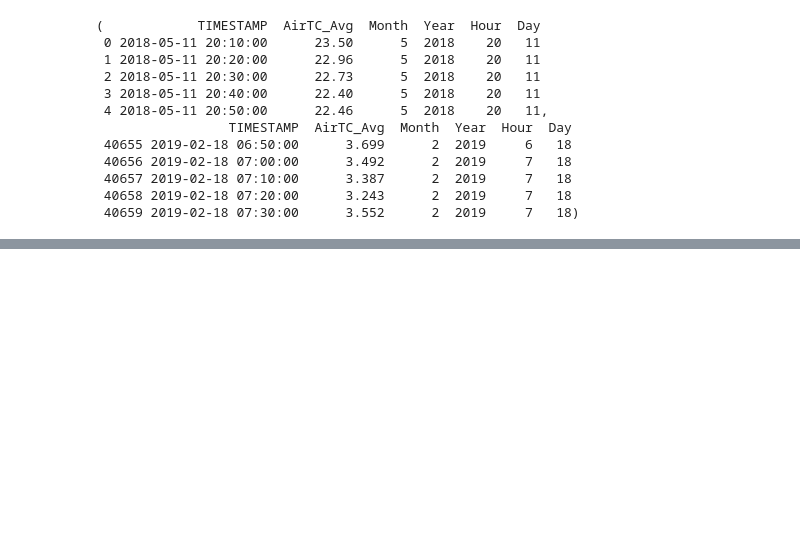
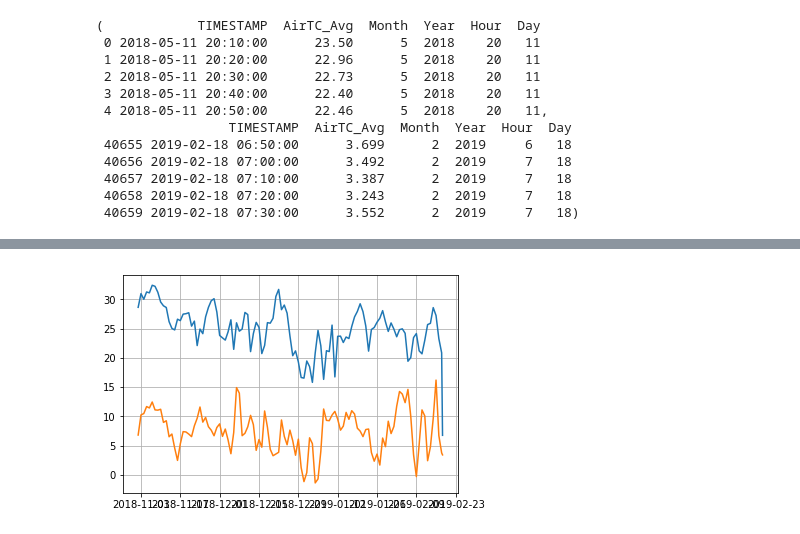
Before and after one commit to JoelA06/Evaluaci-n1, a Jupyter notebook: Evaluación1.ipynb, the cells around one changed output, grey strips where cells are left out. Cells and saved outputs as stored; diff of their text form; code cells hidden in the pictures; blank space fills up the shorter version.

```diff
--- a/Evaluación1.ipynb
+++ b/Evaluación1.ipynb
@@ -88,0 +98,7 @@ for i in range(24937, len(df2)):
+# %%
+#Como se hizo anteriormente, se le mete el mes, año y
+#día al datafram (df3)
+df3["Month"] = df3["Fecha"].dt.month
+df3["Year"] = df3["Fecha"].dt.year
+df3["Day"] = df3["Fecha"].dt.day
+df3.head(), df3.tail()
@@ -88,0 +148,7 @@ for i in range(24937, len(df2)):
+# %%
+#Se crea un DataFrame con los datos de los UF24 para su
+#posterior análisis
+DatTable = pd.DataFrame(
+    {"Date" : date,
+     "Unit of cold" : UF},
+)
@@ -88,0 +173,23 @@ for i in range(24937, len(df2)):
+# %%
+#Calculando las temperaturas mínimas diarías
+day = 1
+temp0 = 100000
+tempMin = []
+#date = []
+for i in range(len(df3)):
+    if(df3["Day"][i] == day):
+        day = df3["Day"][i]
+        if(df3["Temperatura Promedio"][i] < temp0):
+            temp0 = df3["Temperatura Promedio"][i]
+    else:
+        tempMin.append(temp0)
+        #date.append(df3["Fecha"][i])
+        temp0 = 10000
+        day = df3["Day"][i]
+tempMin.append(temp0)
+#date.append(df3["Fecha"][i])
+# %%
+#Añadiendo la temperatura máxima y mínima a mi DataFrame
+#con los datos de UF
+DatTable["Tmax"] = tempMax
+DatTable["Tmin"] = tempMin
@@ -88,0 +205,10 @@ for i in range(24937, len(df2)):
+# %%
+#Construye una gráfica con Matplotlib, monstrando
+# la evolución de las temperaturas mínima y máxima
+# en la mísma gráfica
+co = DatTable[["Tmax","Tmin"]]
+plt.plot(DatTable.Date, co)
+plt.grid(True)
+plt.show()
+# %% [output]
+[figure, added]
```
Also changed, not shown: parts of 15 cells of this notebook.
